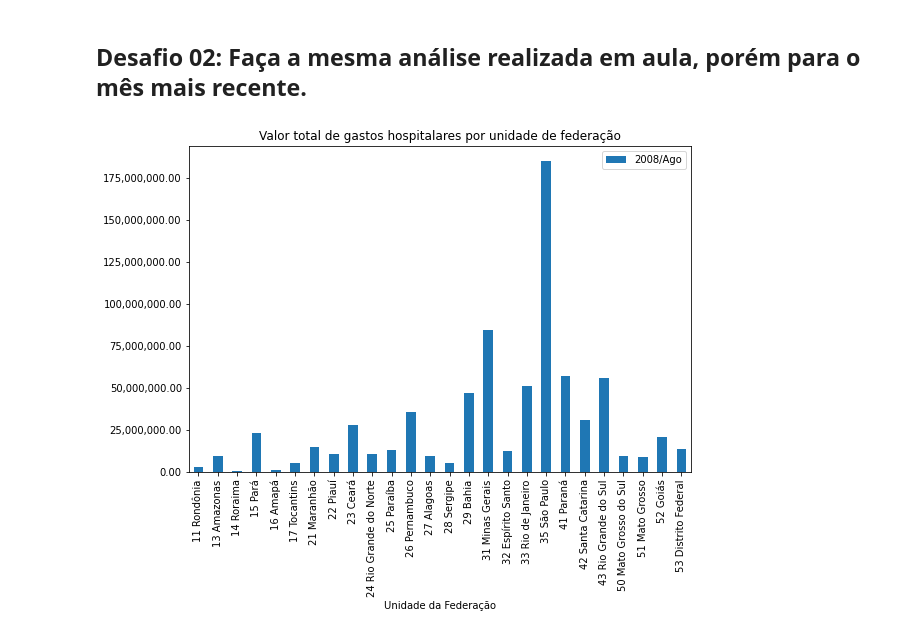
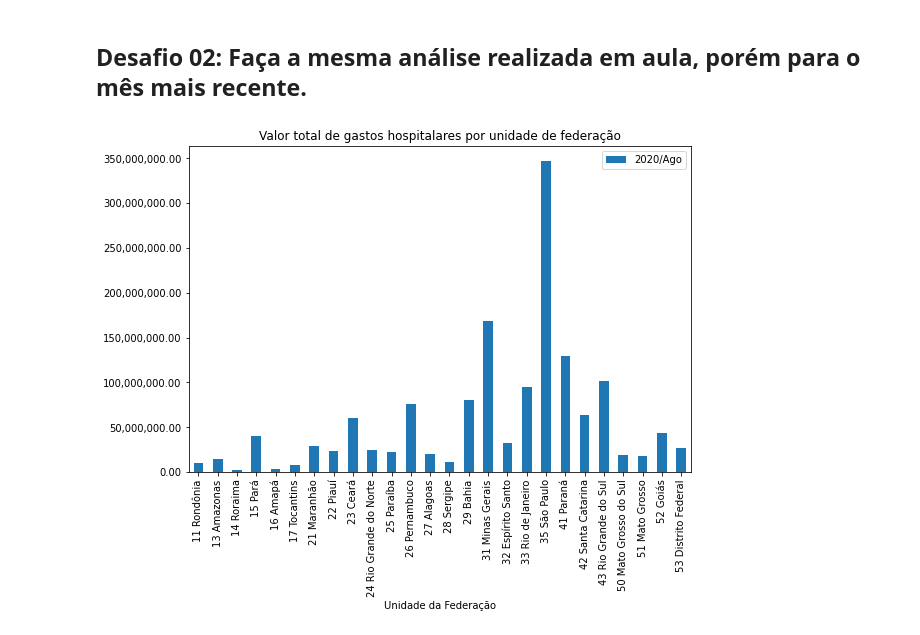
Before and after one commit to isabelapt/Bootcamp_Data_Science_Alura, a Jupyter notebook: Modulo_1/Modulo1Aula1.ipynb, the cells around one changed output. Drawn from its saved outputs; the diff is of its cells as text; code cells hidden in the pictures.

```diff
--- a/Modulo_1/Modulo1Aula1.ipynb
+++ b/Modulo_1/Modulo1Aula1.ipynb
@@ -114,24 +114,24 @@ plt.show()
 # %%
 # Remove/Filtra as linhas em que possuem '-' na coluna "2020/Ago"
 # Using "inplace", we can alter the original data in a single line
 dados.drop(dados[dados["2020/Ago"] == '-'].index, inplace = True)
 
 # Converter o restante dos dados para float
 dados["2020/Ago"] = dados["2020/Ago"].astype(float)
 
 ax = dados.plot(x ="Unidade da Federação",
-                y = "2008/Ago",
+                y = "2020/Ago",
                 kind = "bar",
                 figsize=(9,6))
 
 # Rotaciona os ticklabels
 ax.set_xticklabels(ax.get_xticklabels(), rotation = 90)
 
 # Muda o formato dos números mostrados no eixo y
 ax.yaxis.set_major_formatter(ticker.StrMethodFormatter("{x:,.2f}"))
 
 # Título mais descritivo
 plt.title("Valor total de gastos hospitalares por unidade de federação")
 plt.show()
 # %% [output]
-[figure, old version]
+[figure, new version]
```
Also changed, not shown: parts of 7 cells of this notebook.
